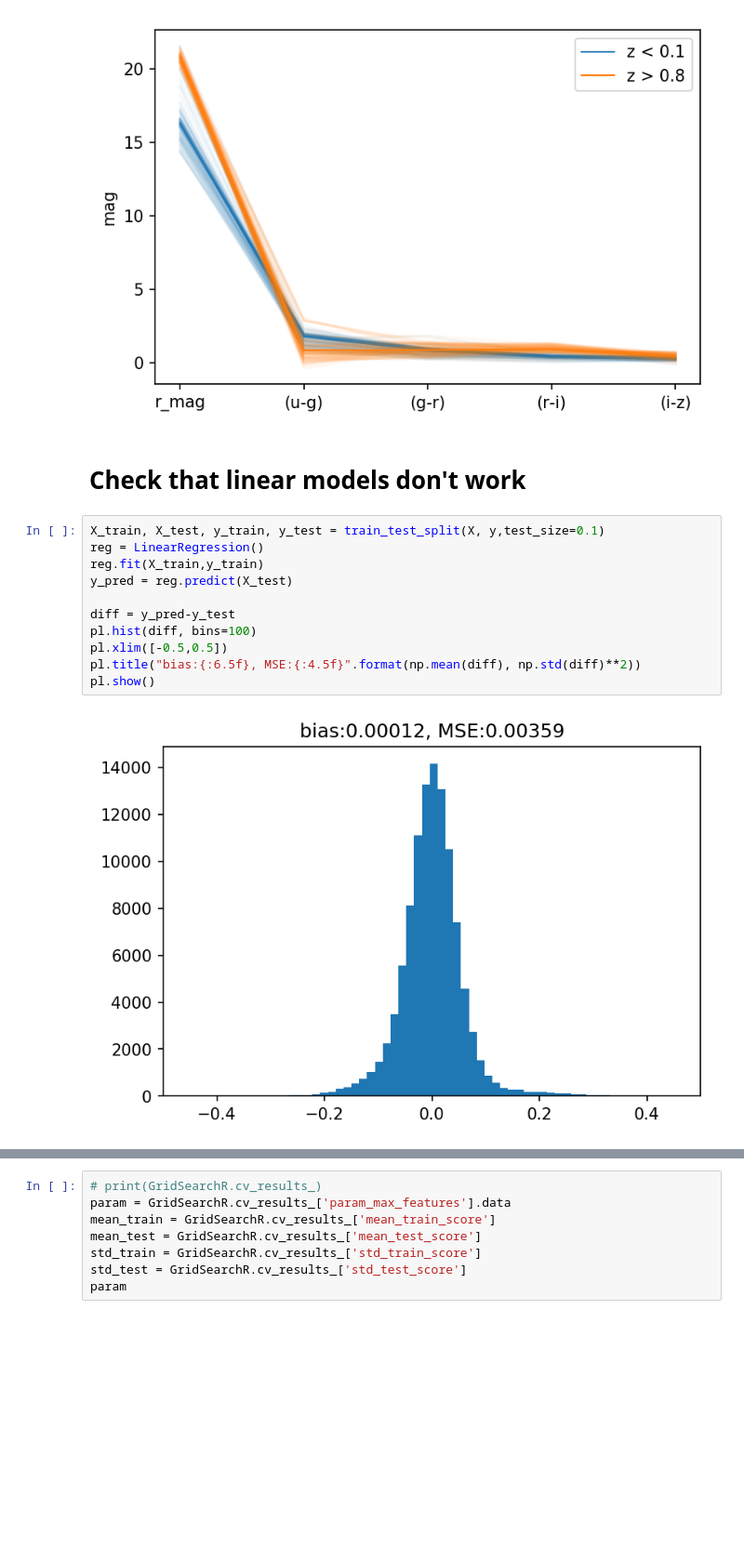
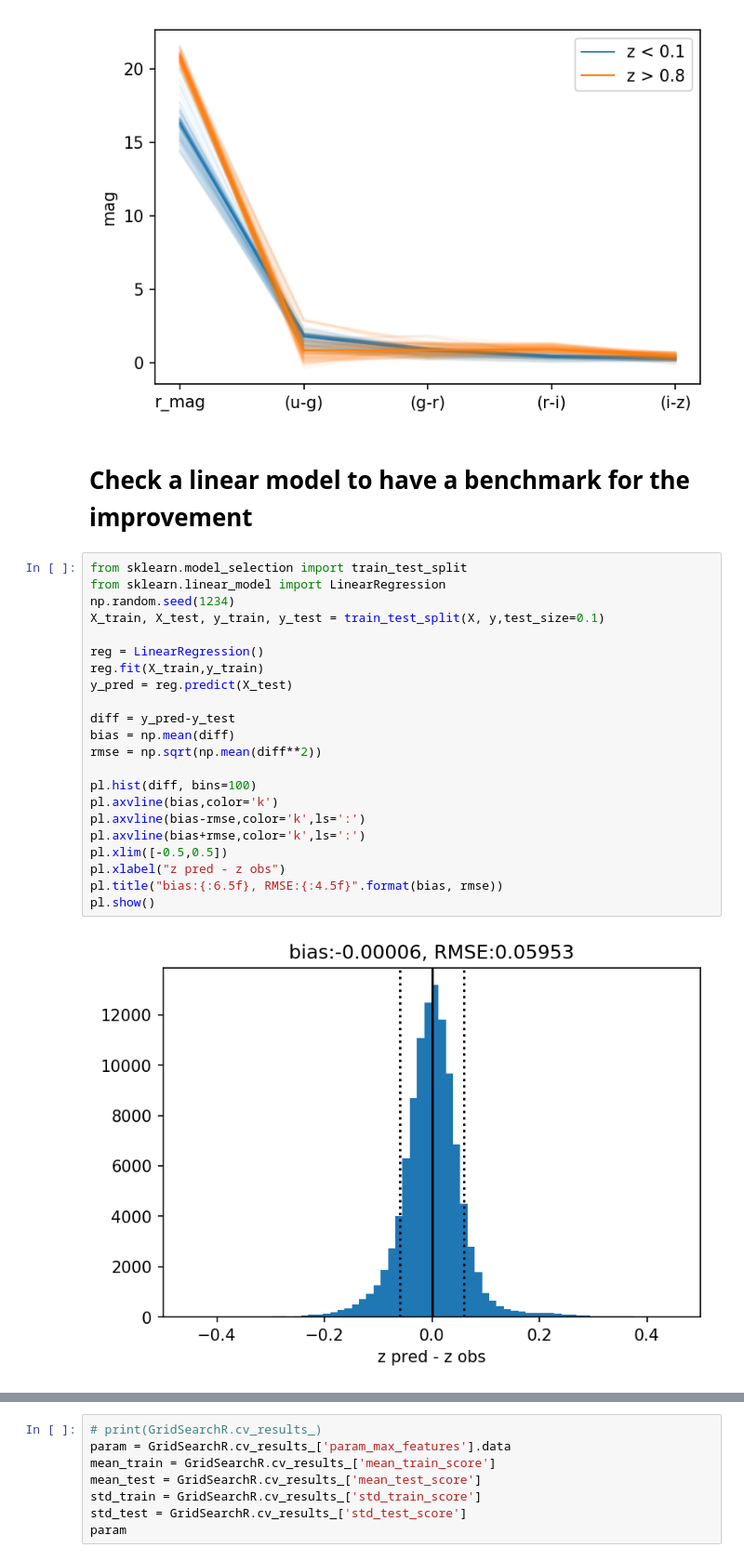
Before and after one commit to PierreGratier/AIISL, a Jupyter notebook: AIISL.ipynb, the cells around one changed output, grey strips where cells are left out. Shown at 93% size. Saved outputs shown, nothing was run; the diff lists cells and outputs as text; blank space fills up the shorter version.

```diff
--- a/AIISL.ipynb
+++ b/AIISL.ipynb
@@ -241,20 +290,31 @@ pl.legend()
 pl.show()
 # %% [output]
 [figure]
-# %% [markdown]
-# Check that linear models don't work
+# %% [markdown]
+# Check a linear model to have a benchmark for the improvement
 # %%
+from sklearn.model_selection import train_test_split
+from sklearn.linear_model import LinearRegression
+np.random.seed(1234)
 X_train, X_test, y_train, y_test = train_test_split(X, y,test_size=0.1)
+
 reg = LinearRegression()
 reg.fit(X_train,y_train)
 y_pred = reg.predict(X_test)
 
 diff = y_pred-y_test
+bias = np.mean(diff)
+rmse = np.sqrt(np.mean(diff**2))
+
 pl.hist(diff, bins=100)
+pl.axvline(bias,color='k')
+pl.axvline(bias-rmse,color='k',ls=':')
+pl.axvline(bias+rmse,color='k',ls=':')
 pl.xlim([-0.5,0.5])
-pl.title("bias:{:6.5f}, MSE:{:4.5f}".format(np.mean(diff), np.std(diff)**2))
+pl.xlabel("z pred - z obs")
+pl.title("bias:{:6.5f}, RMSE:{:4.5f}".format(bias, rmse))
 pl.show()
 # %% [output]
-[figure, old version]
+[figure, new version]
 # %%
 fig, ax = pl.subplots()
```
Also changed, not shown: parts of 33 cells of this notebook, 1 other file.
